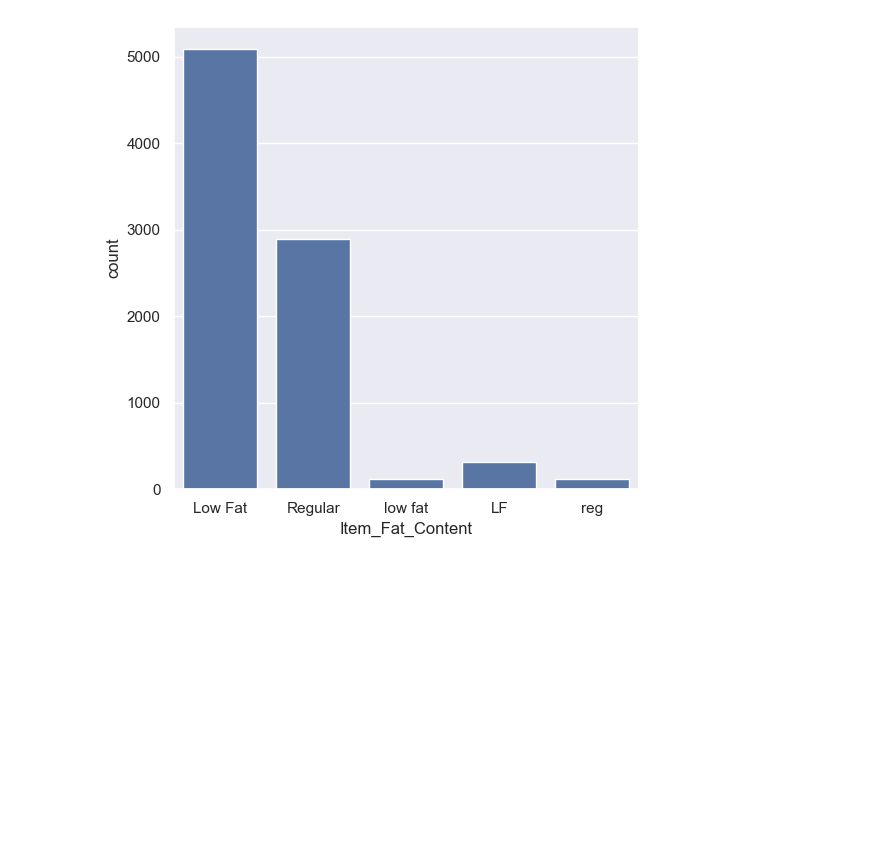
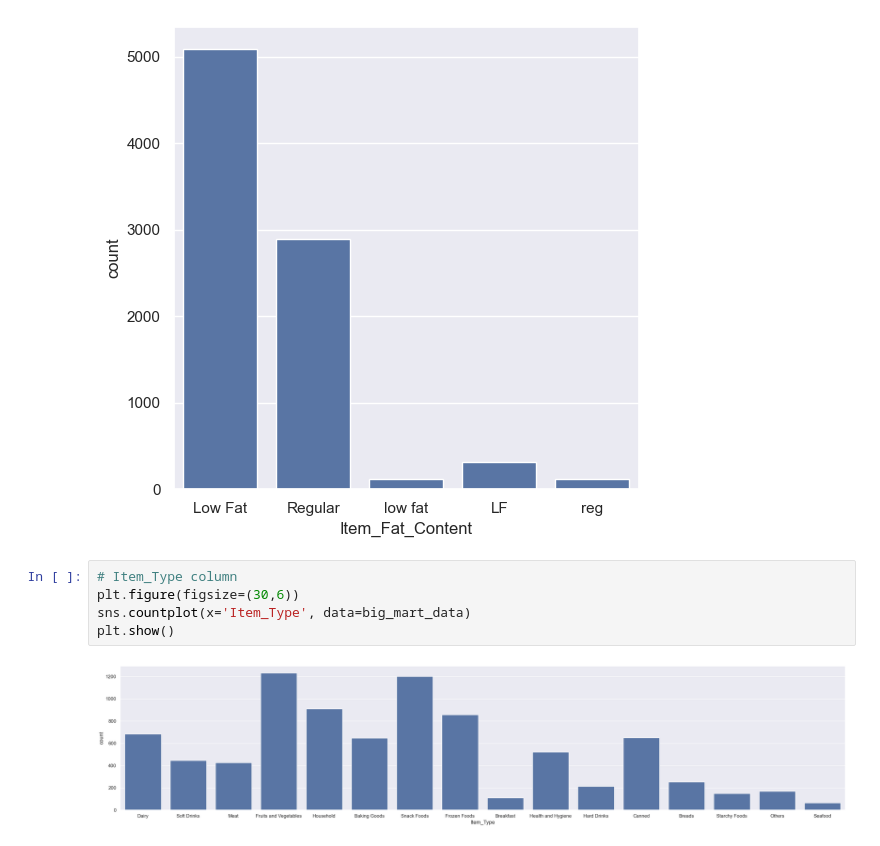
Before and after one commit to SinghKriti11/Big_Mart_Sales_Prediction, a Jupyter notebook: p3.ipynb, the cells around one changed output. Cells and saved outputs as stored; diff of their text form; blank space fills up the shorter version.

```diff
--- a/p3.ipynb
+++ b/p3.ipynb
@@ -258,3 +258,10 @@ sns.countplot(x='Item_Fat_Content', data=big_mart_data)
 plt.show()
 # %% [output]
 [figure]
+# %%
+# Item_Type column
+plt.figure(figsize=(30,6))
+sns.countplot(x='Item_Type', data=big_mart_data)
+plt.show()
+# %% [output]
+[figure, added]
```
